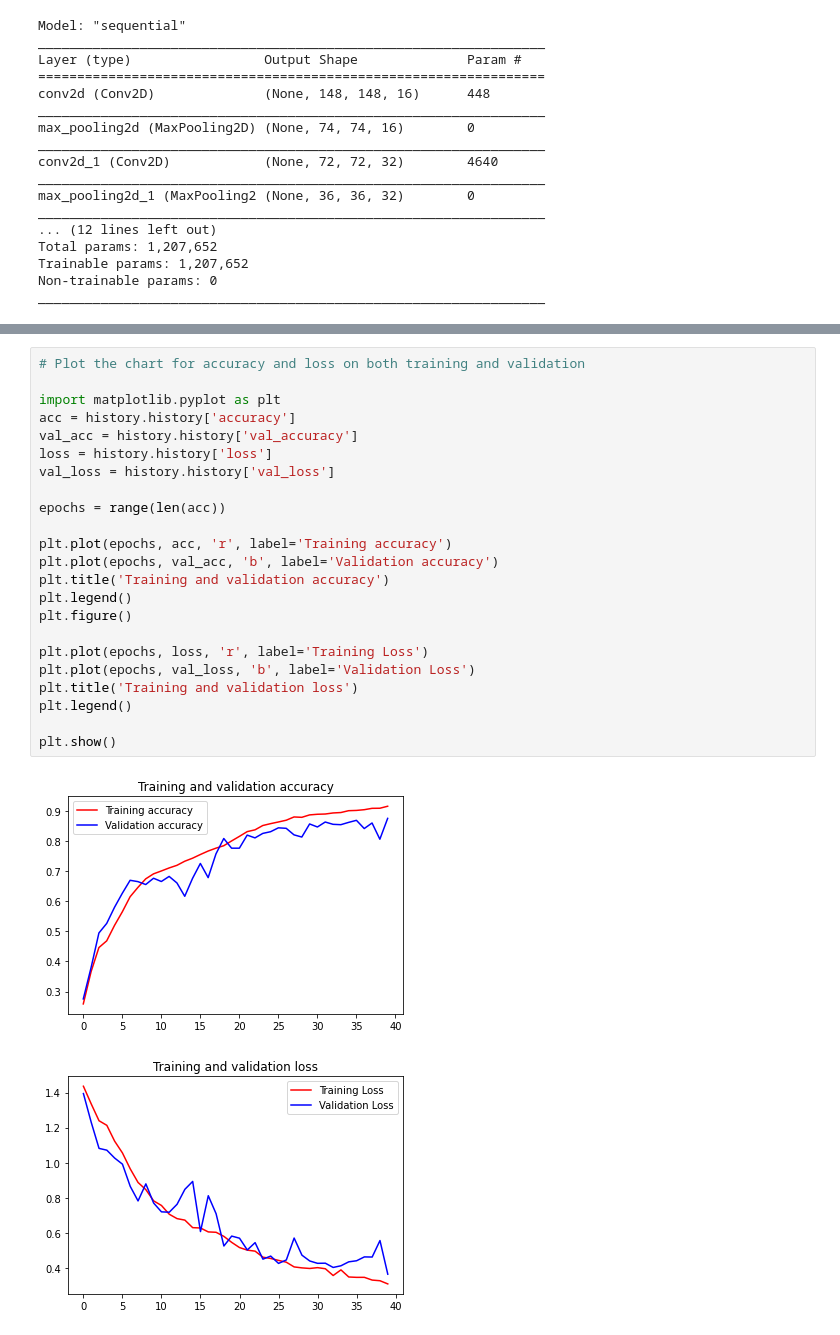
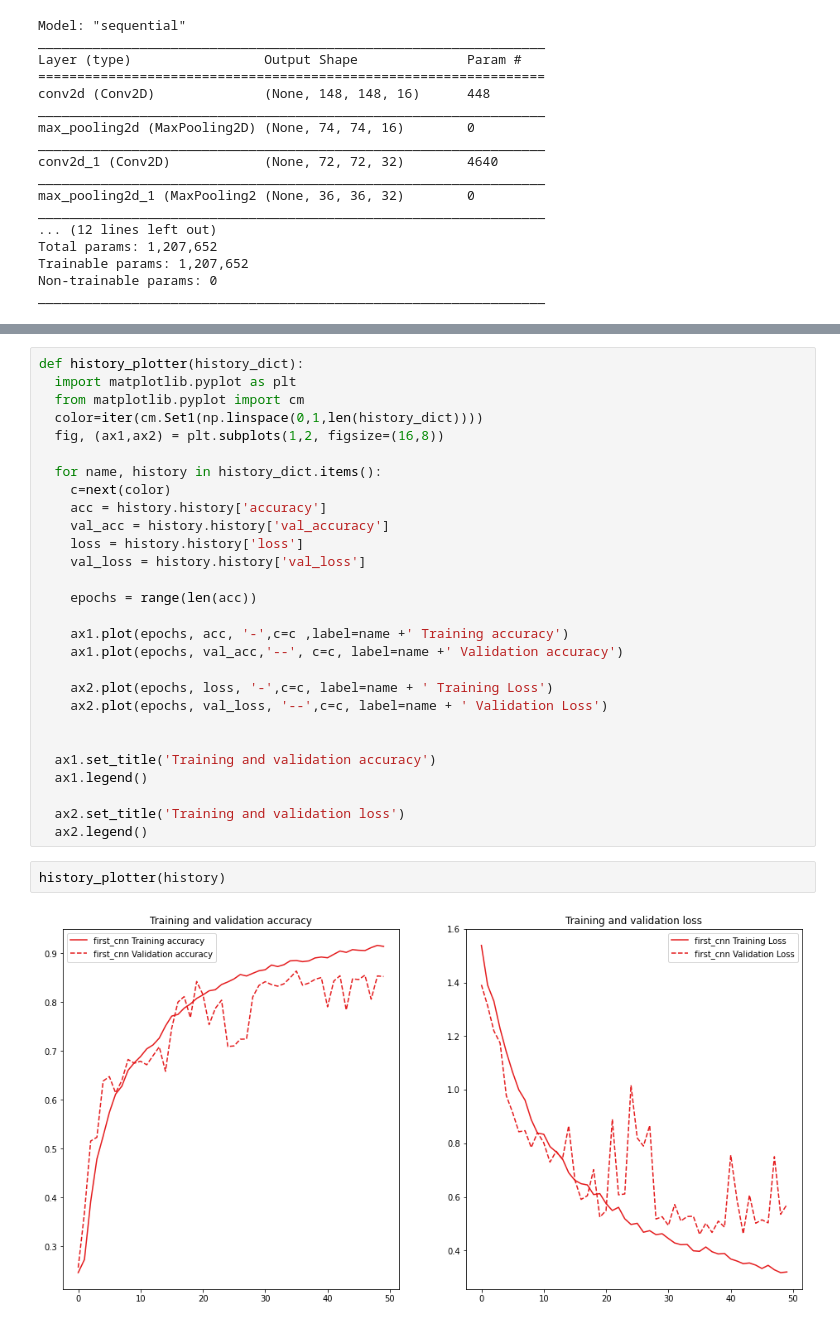
Before and after one commit to Karsten-Yan/ky_blood_cell_images_kaggle, a Jupyter notebook: blood_cell_images.ipynb, the cells around one changed output, grey strips where cells are left out. Cells and saved outputs as stored; diff of their text form.

Commit message:
two cnns + eval plot

```diff
--- a/blood_cell_images.ipynb
+++ b/blood_cell_images.ipynb
@@ -141,26 +140,32 @@ Epoch 40/40
 # %%
-# Plot the chart for accuracy and loss on both training and validation
+def history_plotter(history_dict):
+  import matplotlib.pyplot as plt
+  from matplotlib.pyplot import cm
+  color=iter(cm.Set1(np.linspace(0,1,len(history_dict))))
+  fig, (ax1,ax2) = plt.subplots(1,2, figsize=(16,8))
 
-import matplotlib.pyplot as plt
-acc = history.history['accuracy']
-val_acc = history.history['val_accuracy']
-loss = history.history['loss']
-val_loss = history.history['val_loss']
+  for name, history in history_dict.items():
+    c=next(color)
+    acc = history.history['accuracy']
+    val_acc = history.history['val_accuracy']
+    loss = history.history['loss']
+    val_loss = history.history['val_loss']
 
-epochs = range(len(acc))
+    epochs = range(len(acc))
 
-plt.plot(epochs, acc, 'r', label='Training accuracy')
-plt.plot(epochs, val_acc, 'b', label='Validation accuracy')
-plt.title('Training and validation accuracy')
-plt.legend()
-plt.figure()
+    ax1.plot(epochs, acc, '-',c=c ,label=name +' Training accuracy')
+    ax1.plot(epochs, val_acc,'--', c=c, label=name +' Validation accuracy')
 
-plt.plot(epochs, loss, 'r', label='Training Loss')
-plt.plot(epochs, val_loss, 'b', label='Validation Loss')
-plt.title('Training and validation loss')
-plt.legend()
+    ax2.plot(epochs, loss, '-',c=c, label=name + ' Training Loss')
+    ax2.plot(epochs, val_loss, '--',c=c, label=name + ' Validation Loss')
 
-plt.show()
+
+  ax1.set_title('Training and validation accuracy')
+  ax1.legend()
+
+  ax2.set_title('Training and validation loss')
+  ax2.legend()
-# %% [output]
-[figure, removed]
-[figure, removed]
+# %%
+history_plotter(history)
+# %% [output]
+[figure, added]
```
Also changed, not shown: parts of 7 cells of this notebook.
